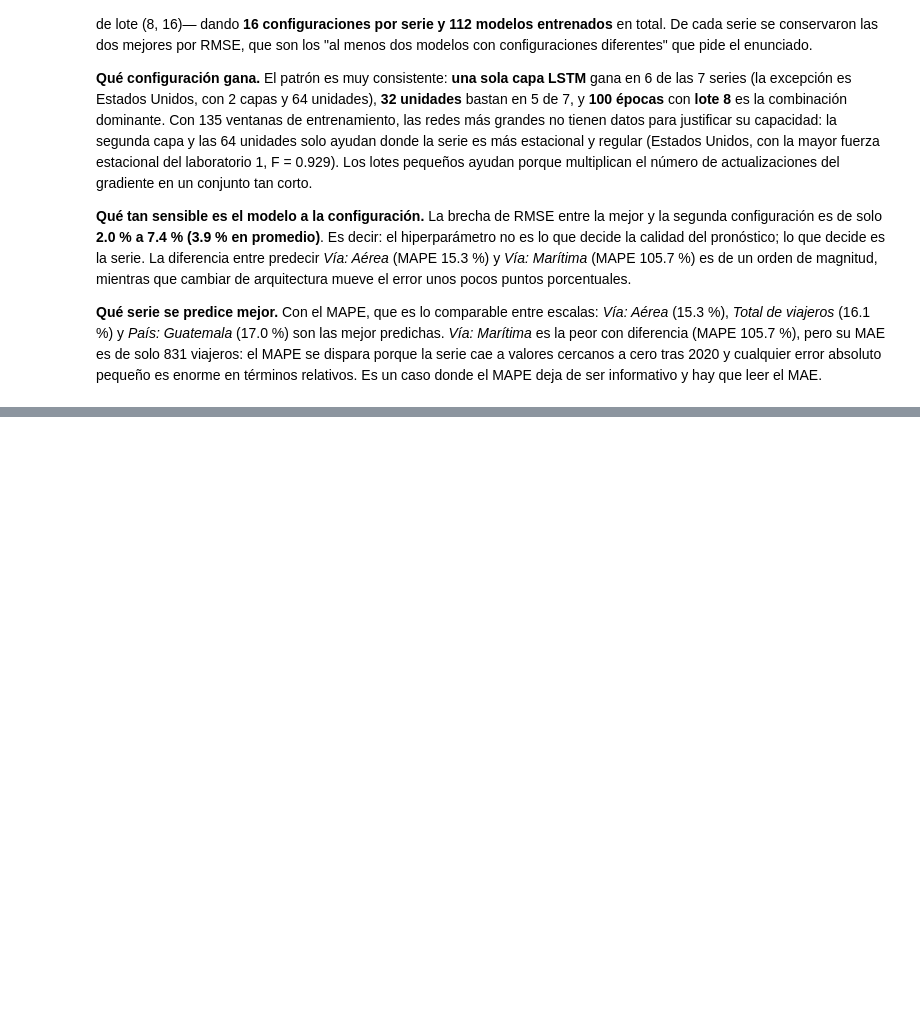
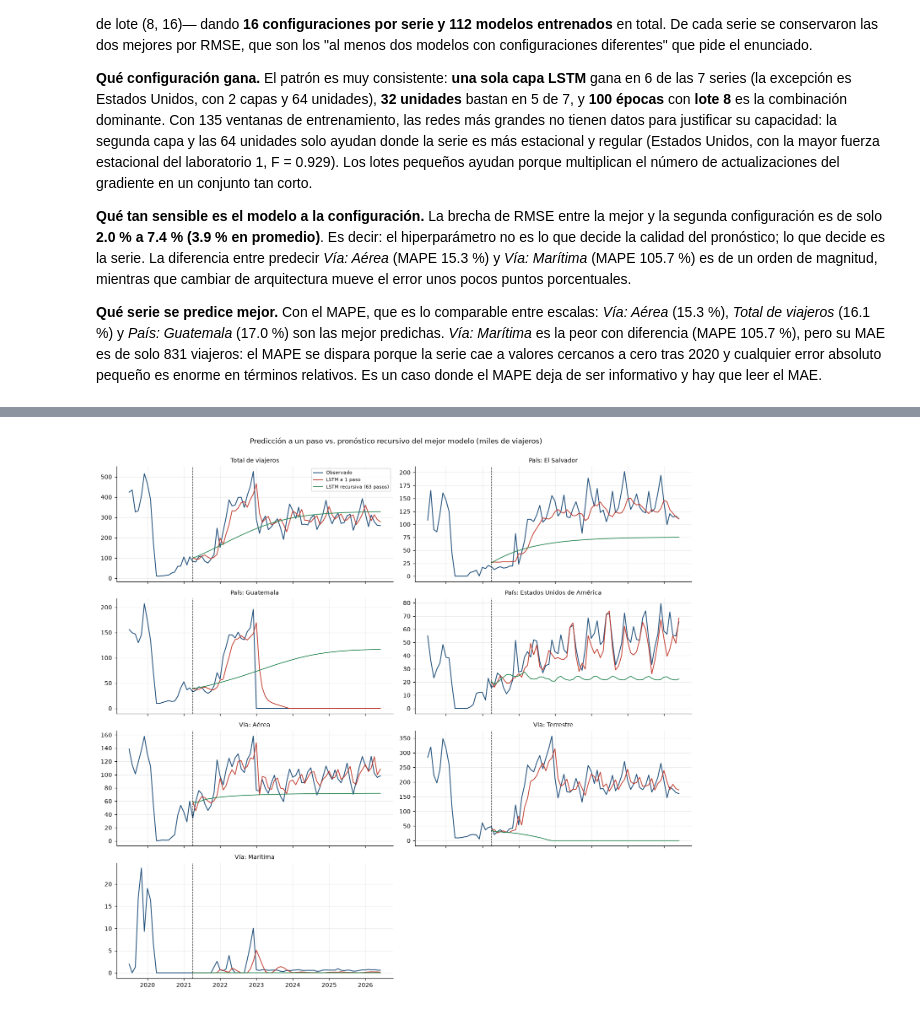
Before and after one commit to rodrigoajmac/CC3084_Laboratorio_1, a Jupyter notebook: Notebooks/04_Modelado_LSTM.ipynb, the cells around one changed output, grey strips where cells are left out. Saved outputs shown, nothing was run; the diff lists cells and outputs as text; code cells hidden in the pictures; blank space fills up the shorter version.

```diff
--- a/Notebooks/04_Modelado_LSTM.ipynb
+++ b/Notebooks/04_Modelado_LSTM.ipynb
@@ -386,0 +399,32 @@ leer el MAE.
+# %%
+def pronostico_recursivo(serie, modelo, corte, lookback, horizonte=None):
+    """Pronóstico a varios pasos: cada predicción se reinyecta como entrada de la siguiente."""
+    horizonte = horizonte or (len(serie) - corte)
+    scaler = MinMaxScaler(feature_range=(0, 1)).fit(serie.iloc[:corte].values.reshape(-1, 1))
+    ventana = scaler.transform(serie.iloc[:corte].values.reshape(-1, 1))[-lookback:, 0].tolist()
+    salida = []
+    modelo.eval()
+    with torch.no_grad():
+        for _ in range(horizonte):
+            x = torch.tensor(np.array(ventana[-lookback:], dtype=np.float32)).view(1, lookback, 1)
+            paso = float(modelo(x).numpy().ravel()[0])
+            salida.append(paso); ventana.append(paso)
+    pred = scaler.inverse_transform(np.array(salida).reshape(-1, 1)).flatten()
+    return np.clip(pred, 0, None)
+
+preds_recursivas, filas = {}, []
+for nombre, top in resultados_lstm.items():
+    real = SERIES[nombre].iloc[CORTE:].values
+    pr = pronostico_recursivo(SERIES[nombre], top[0]['Modelo'], CORTE, LOOKBACK)
+    preds_recursivas[nombre] = pr
+    mae1, rmse1, mape1 = metricas(real, top[0]['Preds'])
+    maer, rmser, maper = metricas(real, pr)
+    filas.append({'Serie': nombre,
+                  'RMSE 1 paso': round(rmse1), 'MAE 1 paso': round(mae1), 'MAPE 1 paso %': round(mape1, 1),
+                  'RMSE recursivo': round(rmser), 'MAE recursivo': round(maer), 'MAPE recursivo %': round(maper, 1),
+                  'Deterioro RMSE %': round((rmser - rmse1) / rmse1 * 100, 1)})
+
+tabla_regimen = pd.DataFrame(filas)
+print('Mejor LSTM de cada serie en los dos regímenes de evaluación\n')
+print(tabla_regimen.to_string(index=False))
+R4['regimenes'] = tabla_regimen.to_dict('records')
@@ -386,0 +442,15 @@ leer el MAE.
+# %%
+fig, axes = plt.subplots(4, 2, figsize=(13, 12), sharex=True)
+for ax, (nombre, top) in zip(axes.ravel(), resultados_lstm.items()):
+    s = SERIES[nombre]
+    ax.plot(s.index[-84:], s.values[-84:], lw=1.3, color=AZUL, label='Observado')
+    ax.plot(s.index[CORTE:], top[0]['Preds'], lw=1.2, color=ROJO, label='LSTM a 1 paso')
+    ax.plot(s.index[CORTE:], preds_recursivas[nombre], lw=1.2, color=VERDE, label='LSTM recursiva (63 pasos)')
+    ax.axvline(IDX[CORTE], ls='--', c='k', lw=.8)
+    ax.set_title(nombre, fontsize=9); miles(ax)
+axes.ravel()[0].legend(fontsize=7)
+axes.ravel()[-1].axis('off')
+fig.suptitle('Predicción a un paso vs. pronóstico recursivo del mejor modelo (miles de viajeros)', y=1.0)
+plt.tight_layout(); guardar('41_lstm_recursivo'); plt.show()
+# %% [output]
+[figure, added]
```
Also changed, not shown: parts of 7 cells of this notebook, 2 other files.
